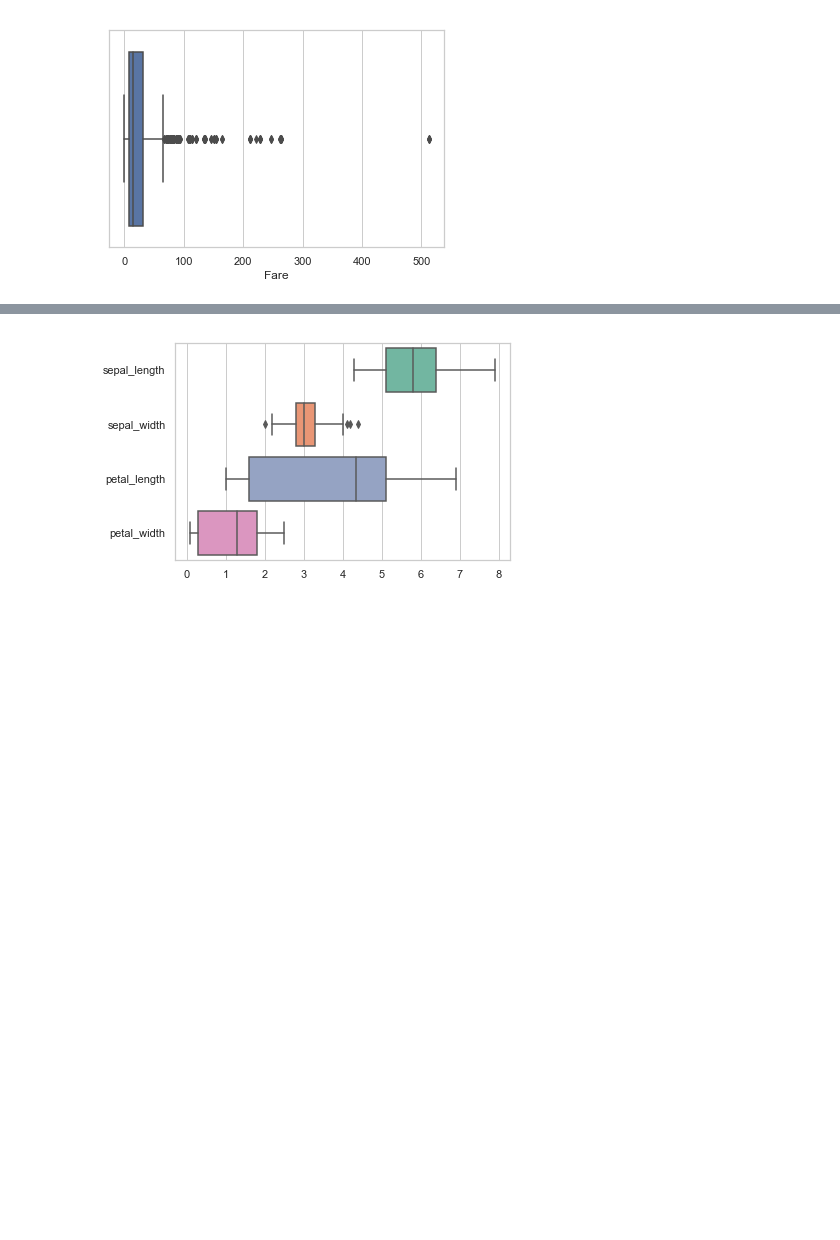
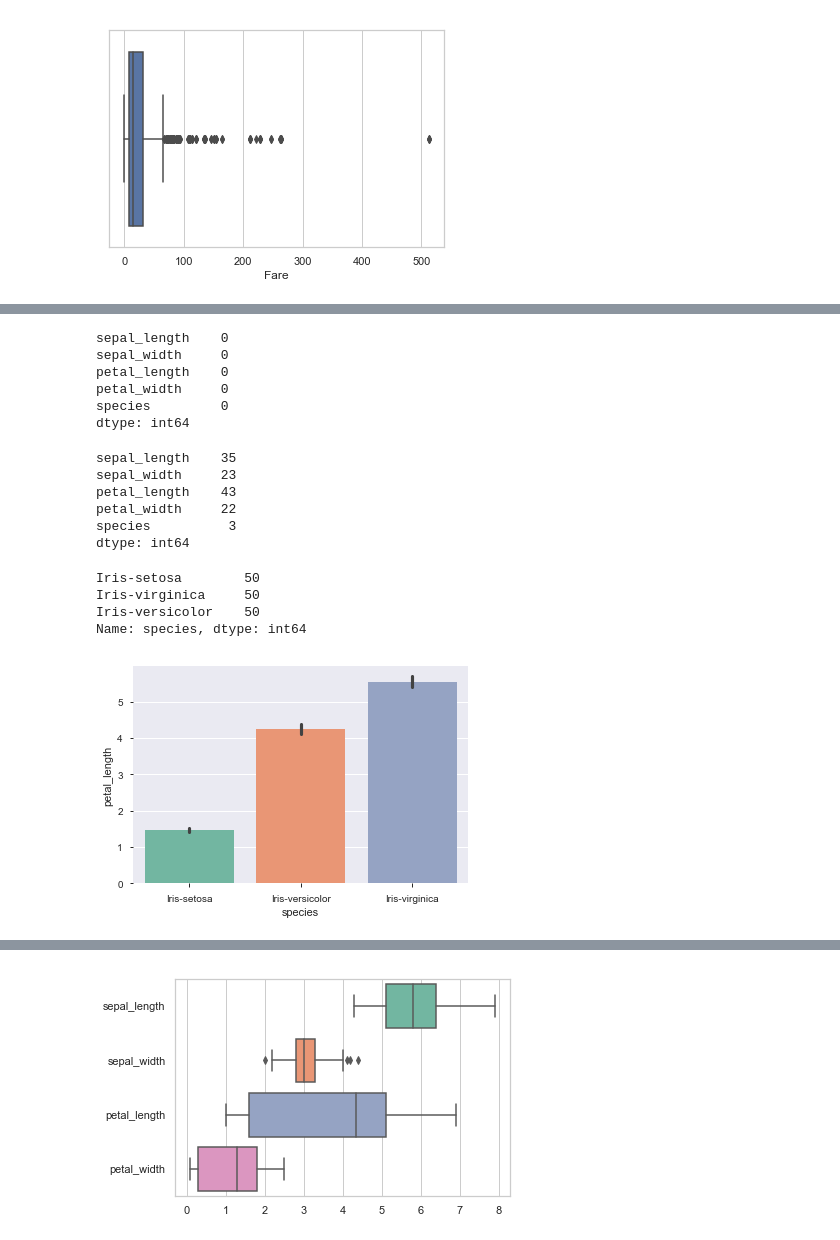
Before and after one commit to amaan2810/Cheat_sheet, a Jupyter notebook: Cheat_sheet.ipynb, the cells around one changed output, grey strips where cells are left out. Cells and saved outputs as stored; diff of their text form; code cells hidden in the pictures; blank space fills up the shorter version.

```diff
--- a/Cheat_sheet.ipynb
+++ b/Cheat_sheet.ipynb
@@ -250,0 +321,35 @@ iris=pd.read_csv('D:/IMS Proschool/Business Analytics/Practice/IRIS.csv')
+# %%
+#check missing values / null values
+iris.isnull().sum()
+# %% [output]
+sepal_length    0
+sepal_width     0
+petal_length    0
+petal_width     0
+species         0
+dtype: int64
+# %%
+#unique values
+iris.nunique()
+# %% [output]
+sepal_length    35
+sepal_width     23
+petal_length    43
+petal_width     22
+species          3
+dtype: int64
+# %%
+iris.species.value_counts()
+# %% [output]
+Iris-setosa        50
+Iris-virginica     50
+Iris-versicolor    50
+Name: species, dtype: int64
+# %%
+#barplot
+import matplotlib.pyplot as plt
+import seaborn as sns
+sns.barplot(x='species', y='petal_length', data=iris, palette='Set2')
+plt.show()
+# %% [output]
+[figure, added]
```
Also changed, not shown: parts of 40 cells of this notebook.
